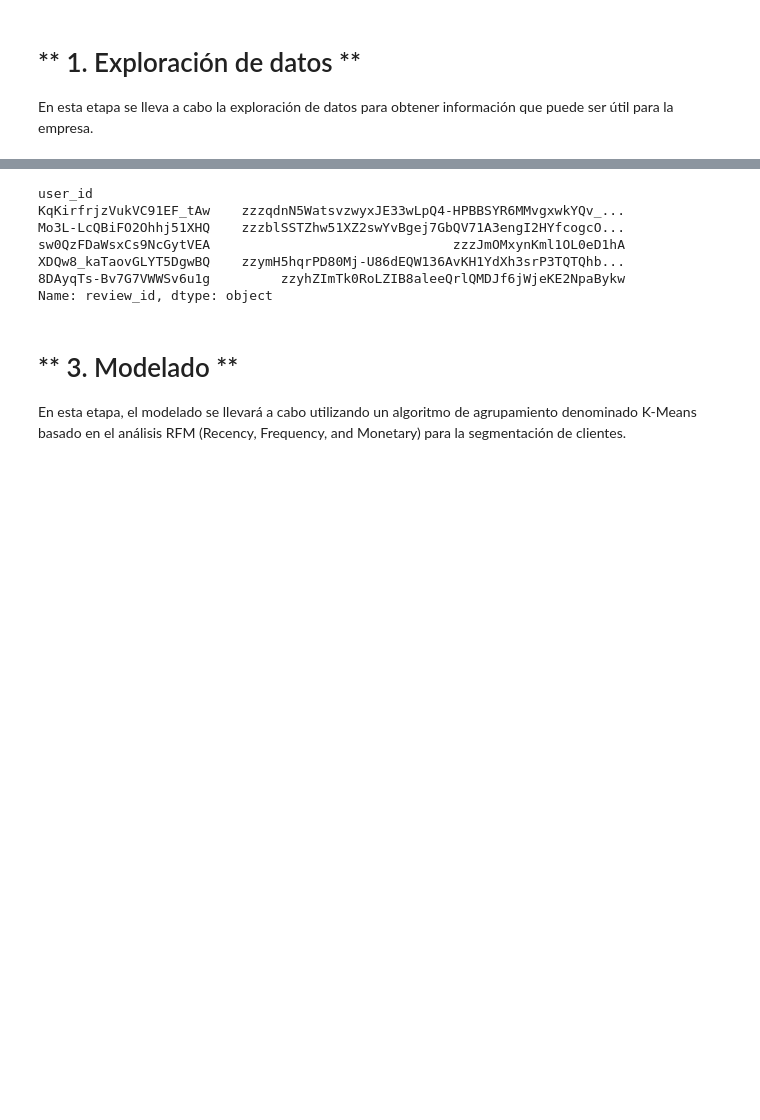
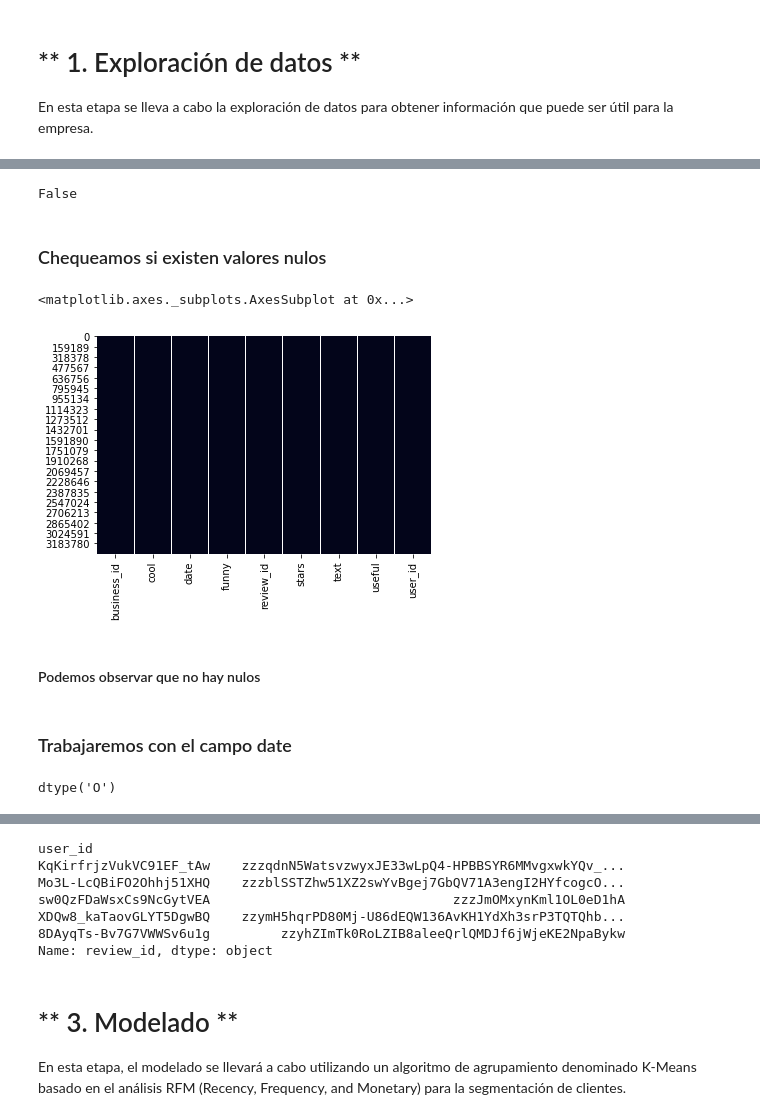
Before and after one commit to andreablatter/DataScience, a Jupyter notebook: TP_NLP/sentiment-analysis.ipynb, the cells around one changed output, grey strips where cells are left out. Cells and saved outputs as stored; diff of their text form; code cells hidden in the pictures; blank space fills up the shorter version.

```diff
--- a/TP_NLP/sentiment-analysis.ipynb
+++ b/TP_NLP/sentiment-analysis.ipynb
@@ -88,0 +104,20 @@ En esta etapa se lleva a cabo la exploración de datos para obtener información
+# %%
+df.duplicated().any() # no hay duplicados de registros
+# %% [output]
+False
+# %% [markdown]
+### Chequeamos si existen valores nulos
+# %%
+sns.heatmap(df[df.columns[0:20]].isnull(), cbar=False)
+# %% [output]
+<matplotlib.axes._subplots.AxesSubplot at 0x...>
+[figure, added]
+# %% [markdown]
+#### Podemos observar que no hay nulos
+# %% [markdown]
+### Trabajaremos con el campo date
+# %%
+#trabajaremos con el campo date
+df['date'].dtype
+# %% [output]
+dtype('O')
```
Also changed, not shown: parts of 15 cells of this notebook.
